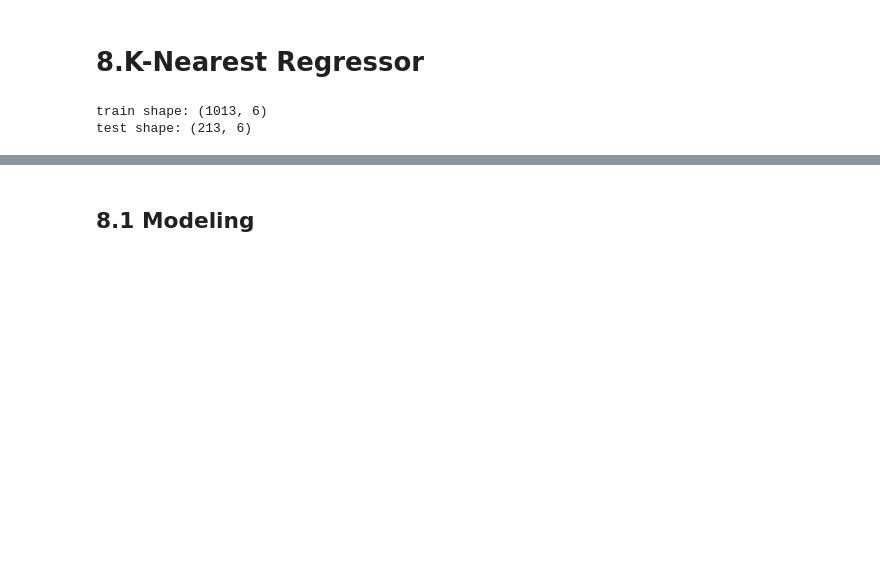
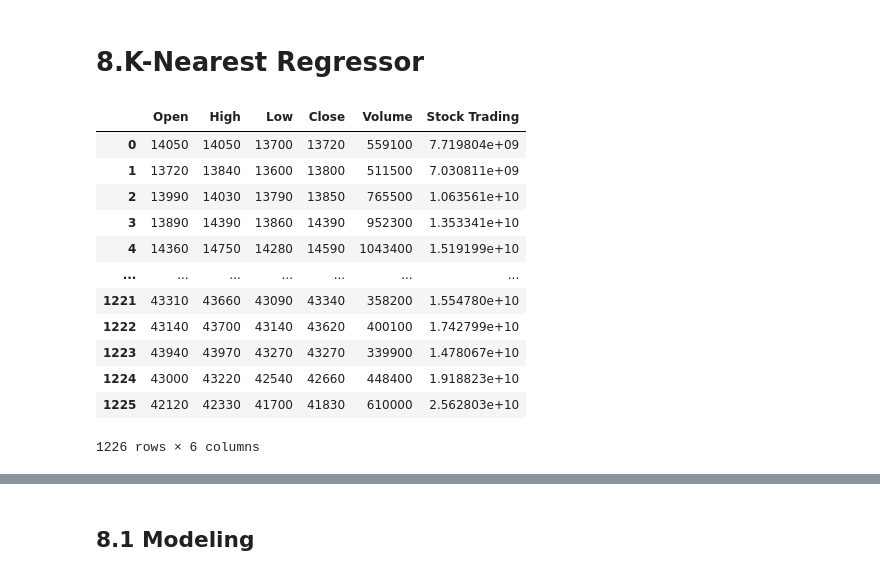
Before and after one commit to DanteAdam/Final-Project-Machine-learning, a Jupyter notebook: Final_520K0232.ipynb, the cells around one changed output, grey strips where cells are left out. Saved outputs shown, nothing was run; the diff lists cells and outputs as text; code cells hidden in the pictures; blank space fills up the shorter version.

```diff
--- a/Final_520K0232.ipynb
+++ b/Final_520K0232.ipynb
@@ -700,18 +700,2 @@ fig.savefig('LSTM prediction')
 # %% [markdown]
 # 8.K-Nearest Regressor
-# %%
-# Assuming the first six columns (0 to 5 indices) represent the features you want
-selected_features_indices = [0, 1, 2, 3, 4, 5]  # Indices of the six features you want
-
-X_full = data_scaled[:, selected_features_indices]
-y_full = data_scaled[:, 0]  # Assuming the 'Open' column is at index 0
-
-# Split the data into training and testing sets
-X_train_full, X_test_full = X_full[:split_size, :], X_full[split_size:, :]
-y_train_full, y_test_full = y_full[:split_size], y_full[split_size:]
-
-print("train shape:", X_train_full.shape)
-print("test shape:", X_test_full.shape)
-# %% [output]
-train shape: (1013, 6)
-test shape: (213, 6)
@@ -720,0 +705,17 @@ from sklearn.ensemble import RandomForestRegressor
+# %%
+df.drop(df.columns[0], axis=1, inplace=True)
+df
+# %% [output]
+|  | Open | High | Low | Close | Volume | Stock Trading |
+| 0 | 14050 | 14050 | 13700 | 13720 | 559100 | 7.719804e+09 |
+| 1 | 13720 | 13840 | 13600 | 13800 | 511500 | 7.030811e+09 |
+| 2 | 13990 | 14030 | 13790 | 13850 | 765500 | 1.063561e+10 |
+| 3 | 13890 | 14390 | 13860 | 14390 | 952300 | 1.353341e+10 |
+| 4 | 14360 | 14750 | 14280 | 14590 | 1043400 | 1.519199e+10 |
+| ... | ... | ... | ... | ... | ... | ... |
+| 1221 | 43310 | 43660 | 43090 | 43340 | 358200 | 1.554780e+10 |
+| 1222 | 43140 | 43700 | 43140 | 43620 | 400100 | 1.742799e+10 |
+| 1223 | 43940 | 43970 | 43270 | 43270 | 339900 | 1.478067e+10 |
+| 1224 | 43000 | 43220 | 42540 | 42660 | 448400 | 1.918823e+10 |
+| 1225 | 42120 | 42330 | 41700 | 41830 | 610000 | 2.562803e+10 |
+1226 rows × 6 columns
```
Also changed, not shown: parts of 41 cells of this notebook.
